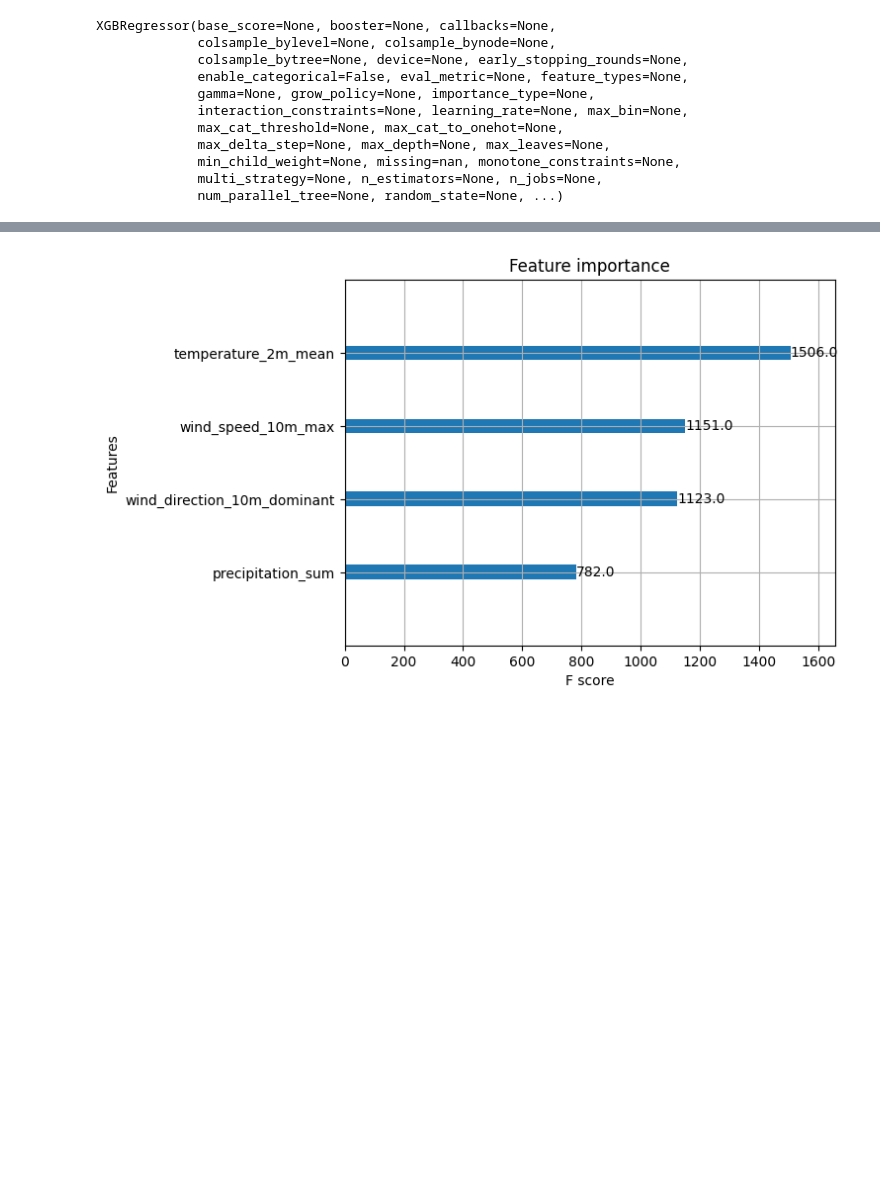
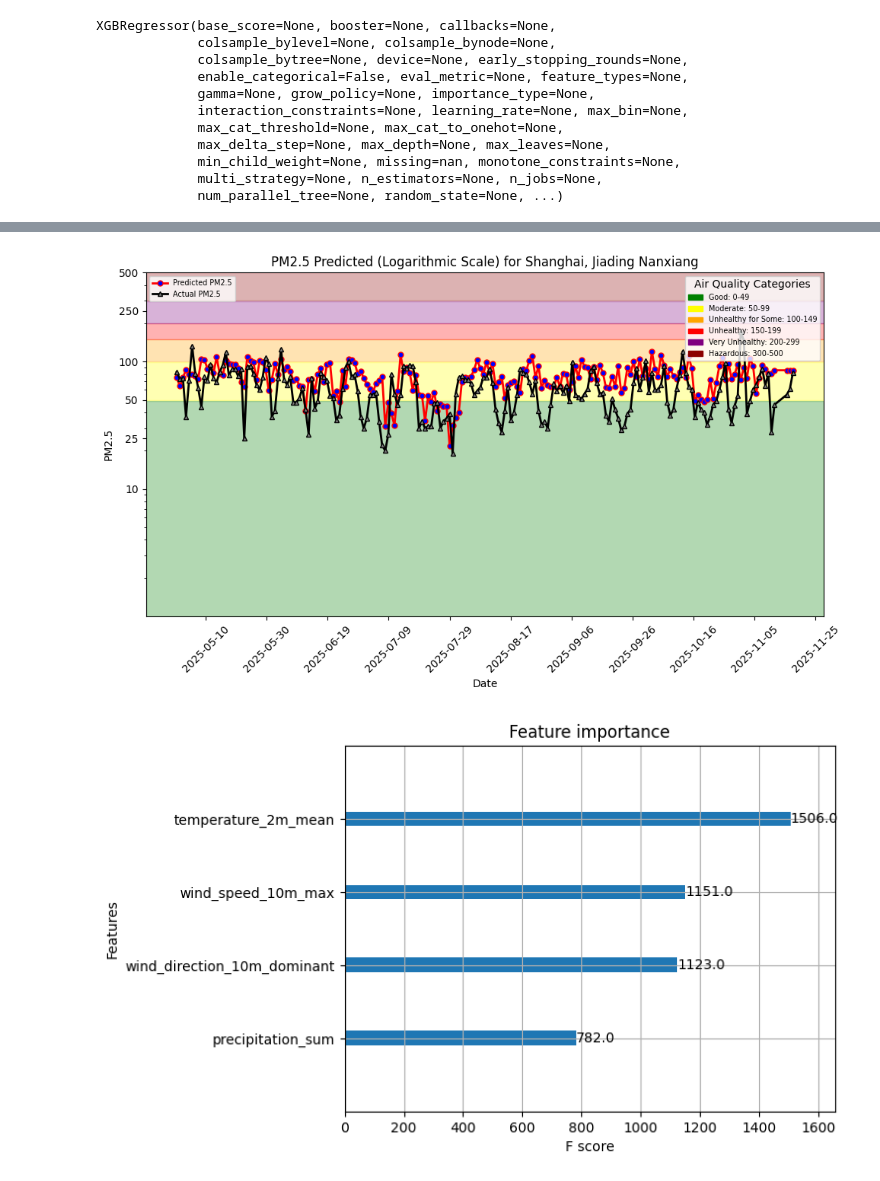
Before and after one commit to alyssa2024/mlfs-book, a Jupyter notebook: notebooks/airquality/3_air_quality_training_pipeline.ipynb, the cells around one changed output, grey strips where cells are left out. Drawn from its saved outputs; the diff is of its cells as text; code cells hidden in the pictures; blank space fills up the shorter version.

```diff
--- a/notebooks/airquality/3_air_quality_training_pipeline.ipynb
+++ b/notebooks/airquality/3_air_quality_training_pipeline.ipynb
@@ -215,3 +271,9 @@ XGBRegressor(base_score=None, booster=None, callbacks=None,
              min_child_weight=None, missing=nan, monotone_constraints=None,
              multi_strategy=None, n_estimators=None, n_jobs=None,
              num_parallel_tree=None, random_state=None, ...)
+# %%
+# Creating an instance of the XGBoost Regressor
+xgb_regressor_new = XGBRegressor()
+
+# Fitting the XGBoost Regressor to the training data
+xgb_regressor_new.fit(X_features_new, y_train_new)
@@ -231,0 +306,11 @@ R squared: -0.6772484253049509
+# %%
+# Predicting target values on the test set
+y_pred_new = xgb_regressor_new.predict(X_test_features_new)
+
+# Calculating Mean Squared Error (MSE) using sklearn
+mse_new = mean_squared_error(y_test_new.iloc[:,0], y_pred_new)
+print("MSE:", mse_new)
+
+# Calculating R squared using sklearn
+r2_new = r2_score(y_test_new.iloc[:,0], y_pred_new)
+print("R squared:", r2_new)
@@ -232,6 +320,9 @@ R squared: -0.6772484253049509
 # %%
 df = y_test
 df['predicted_pm25'] = y_pred
+# %%
+df_new = y_test_new
+df_new['predicted_pm25'] = y_pred_new
 # %%
 df['date'] = X_test['date']
 df = df.sort_values(by=['date'])
@@ -245,0 +337,4 @@ df.head(5)
+# %%
+df_new['date'] = X_test_new['date']
+df_new = df_new.sort_values(by=['date'])
+df_new.head(5)
@@ -260,3 +362,9 @@ plt.show()
+# %%
+file_path = images_dir + "/pm25_hindcast.png"
+plt = util.plot_air_quality_forecast(city, street, df_new, file_path, hindcast=True)
+plt.show()
+# %% [output]
+[figure, added]
 # %%
 # Plotting feature importances using the plot_importance function from XGBoost
 plot_importance(xgb_regressor)
```
Also changed, not shown: parts of 20 cells of this notebook, 11 other files.
